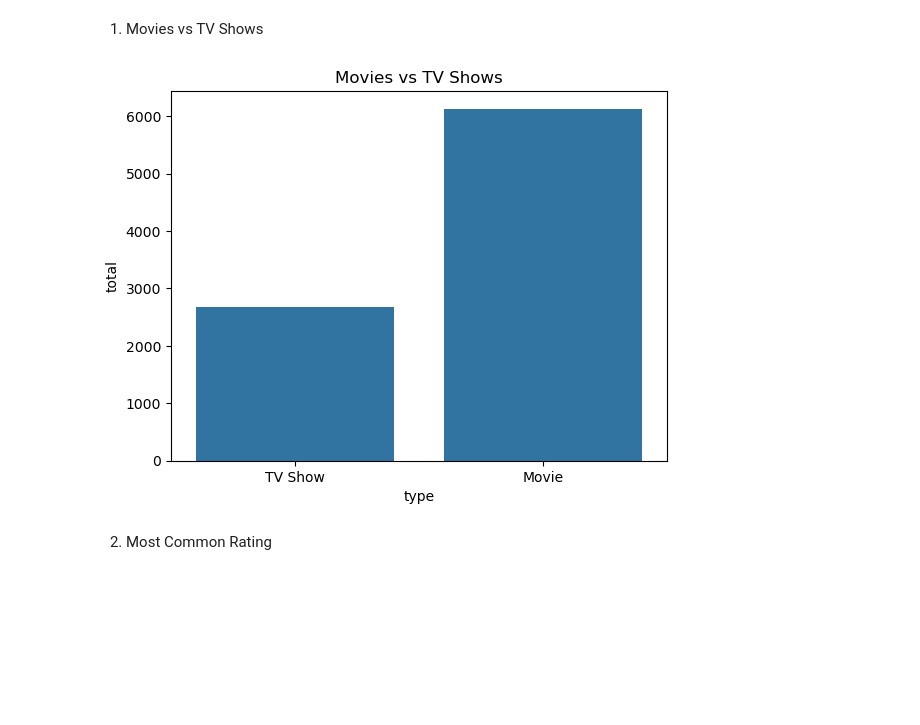
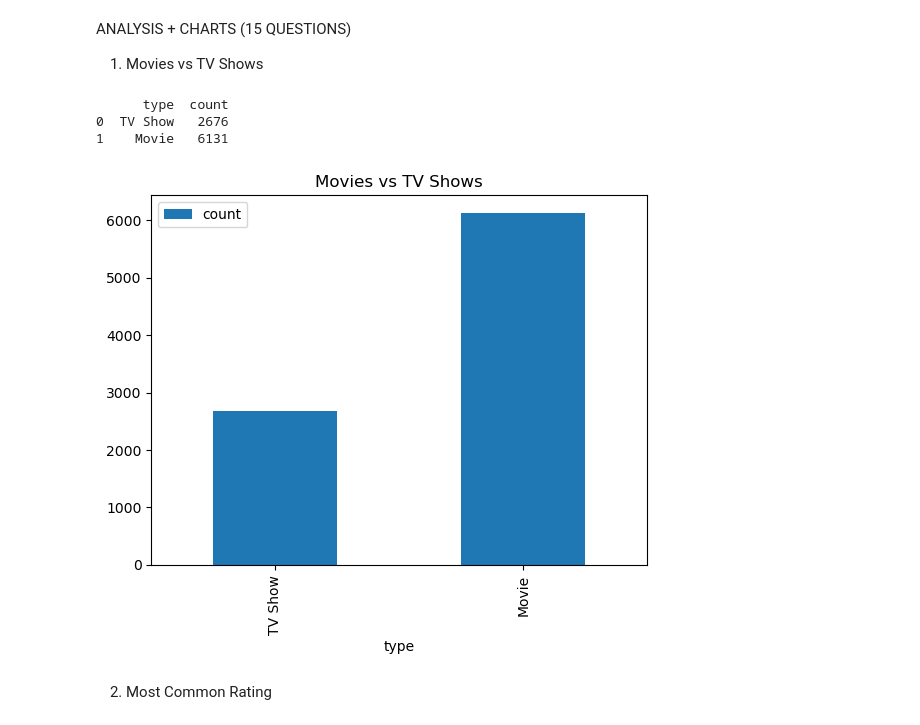
Before and after one commit to jerrykojo/PYTHON_TRAINING, a Jupyter notebook: PythonScriptsToPerformDataAnalytics.ipynb, the cells around one changed output. Saved outputs shown, nothing was run; the diff lists cells and outputs as text; code cells hidden in the pictures; blank space fills up the shorter version.

```diff
--- a/PythonScriptsToPerformDataAnalytics.ipynb
+++ b/PythonScriptsToPerformDataAnalytics.ipynb
@@ -96,19 +101,17 @@ conn = pyodbc.connect(
 # %% [markdown]
-1. Movies vs TV Shows
+ ANALYSIS + CHARTS (15 QUESTIONS)
+ 1. Movies vs TV Shows
 # %%
-query = """
-SELECT type, COUNT(*) AS total
-FROM Netflix
-GROUP BY type
-"""
+q1 = pd.read_sql("SELECT type, COUNT(*) count FROM Netflix GROUP BY type", engine)
+print(q1)
 
-df1 = pd.read_sql(query, conn)
-
-sns.barplot(data=df1, x="type", y="total")
-plt.title("Movies vs TV Shows")
+q1.plot(kind='bar', x='type', y='count', title='Movies vs TV Shows')
 plt.show()
 # %% [output]
+      type  count
+0  TV Show   2676
+1    Movie   6131
-[figure, old version]
+[figure, new version]
 # %% [markdown]
 2. Most Common Rating
 # %%
```
Also changed, not shown: parts of 47 cells of this notebook.
